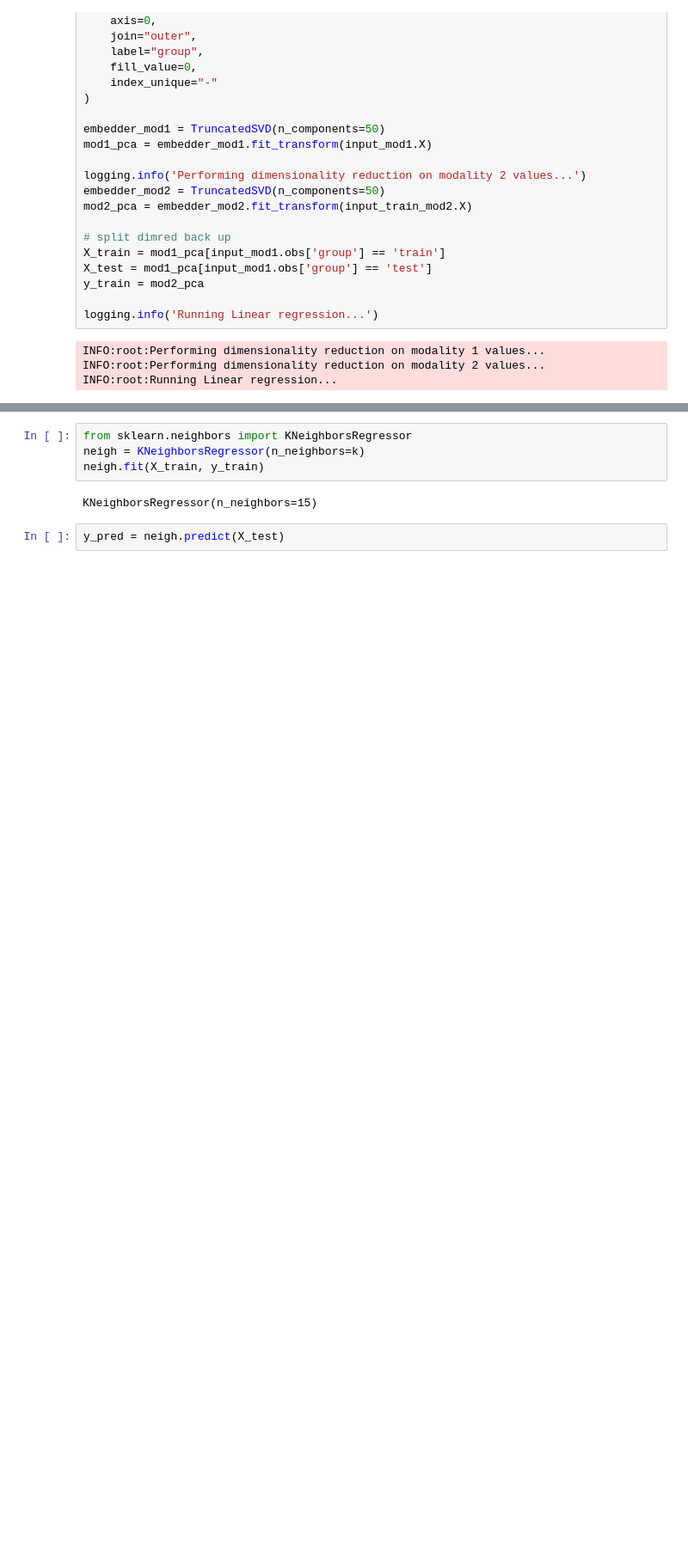
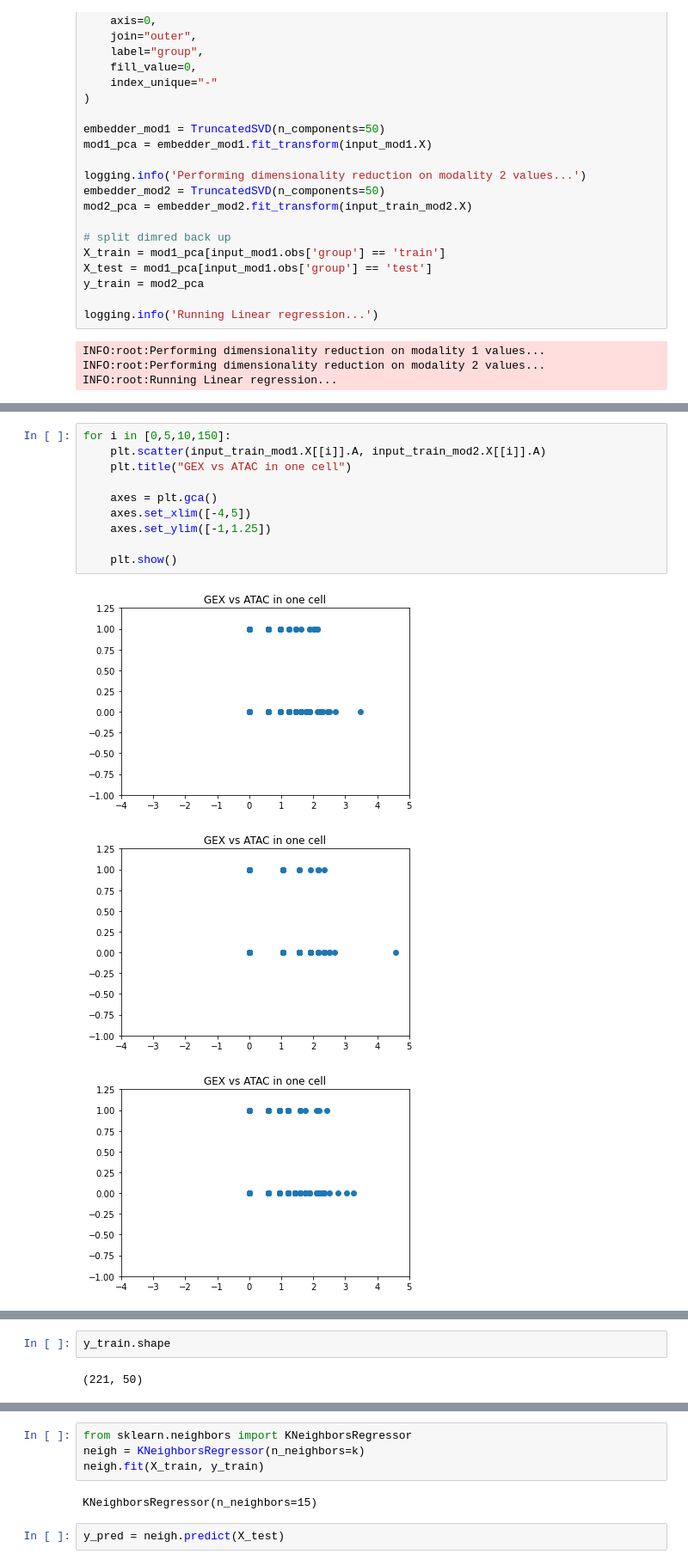
Before and after one commit to mmccown5/QCM_project, a Jupyter notebook: script.ipynb, the cells around one changed output, grey strips where cells are left out. Shown at 86% size. Cells and saved outputs as stored; diff of their text form; blank space fills up the shorter version.

```diff
--- a/script.ipynb
+++ b/script.ipynb
@@ -118,0 +197,14 @@ INFO:root:Running Linear regression...
+# %%
+for i in [0,5,10,150]:
+    plt.scatter(input_train_mod1.X[[i]].A, input_train_mod2.X[[i]].A)
+    plt.title("GEX vs ATAC in one cell")
+
+    axes = plt.gca()
+    axes.set_xlim([-4,5])
+    axes.set_ylim([-1,1.25])
+
+    plt.show()
+# %% [output]
+[figure, added]
+[figure, added]
+[figure, added]
@@ -118,0 +212,4 @@ INFO:root:Running Linear regression...
+# %%
+y_train.shape
+# %% [output]
+(221, 50)
```
Also changed, not shown: parts of 22 cells of this notebook, 3 other files.
